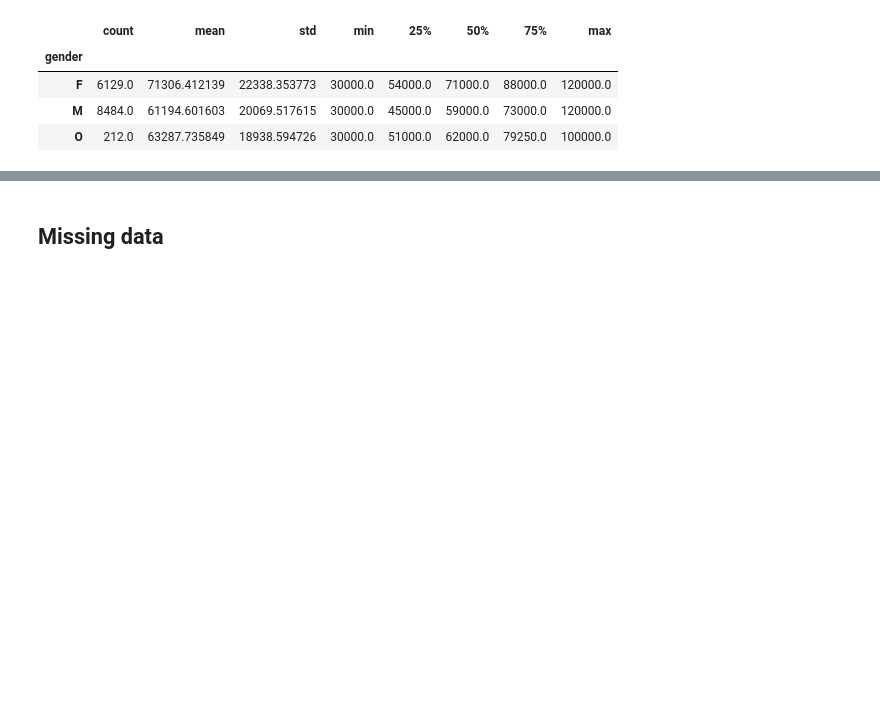
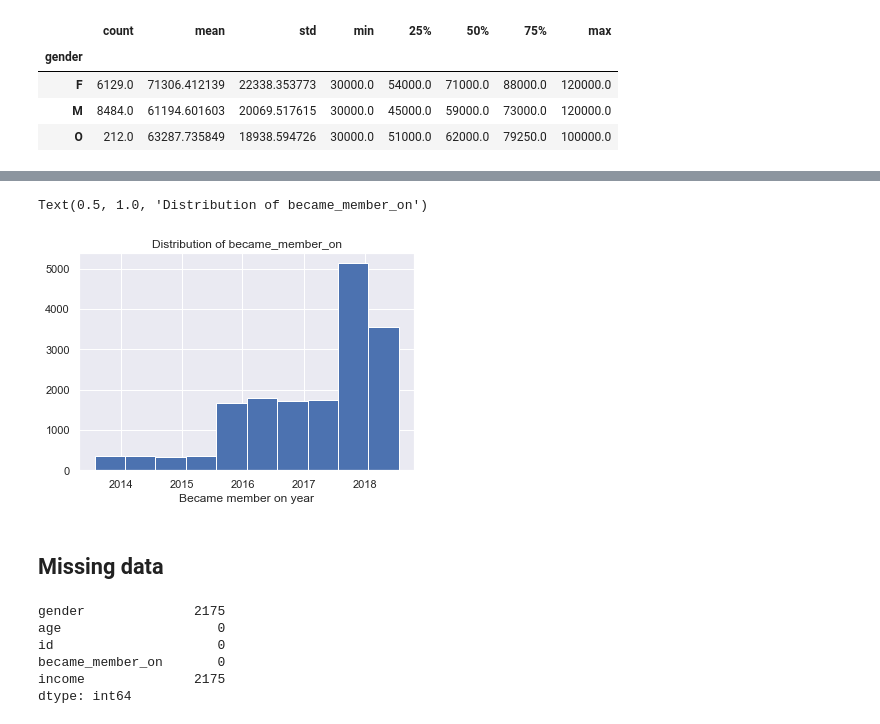
Before and after one commit to python-jike/Python-Data-Sciences, a Jupyter notebook: Starbucks.ipynb, the cells around one changed output, grey strips where cells are left out. Saved outputs shown, nothing was run; the diff lists cells and outputs as text; code cells hidden in the pictures; blank space fills up the shorter version.

Commit message:
profile

```diff
--- a/Starbucks.ipynb
+++ b/Starbucks.ipynb
@@ -179,0 +182,10 @@ profile.groupby('gender').describe()['income']
+# %%
+def profile_parse_dates(profile):
+    profile_df = profile.copy()
+
+    profile_df['became_member_on'] = profile_df.became_member_on.apply( lambda x: str(x))
+    profile_df['became_member_on'] = pd.to_datetime(profile_df['became_member_on'])
+
+    return profile_df
+
+profile_clean = profile_parse_dates(profile)
@@ -180,2 +207,18 @@ profile.groupby('gender').describe()['income']
+# %%
+profile_clean.became_member_on.hist()
+plt.xlabel("Became member on year")
+plt.title("Distribution of became_member_on")
+# %% [output]
+Text(0.5, 1.0, 'Distribution of became_member_on')
+[figure, added]
 # %% [markdown]
 ## Missing data
+# %%
+profile_clean.isnull().sum()
+# %% [output]
+gender              2175
+age                    0
+id                     0
+became_member_on       0
+income              2175
+dtype: int64
```
Also changed, not shown: parts of 14 cells of this notebook.
